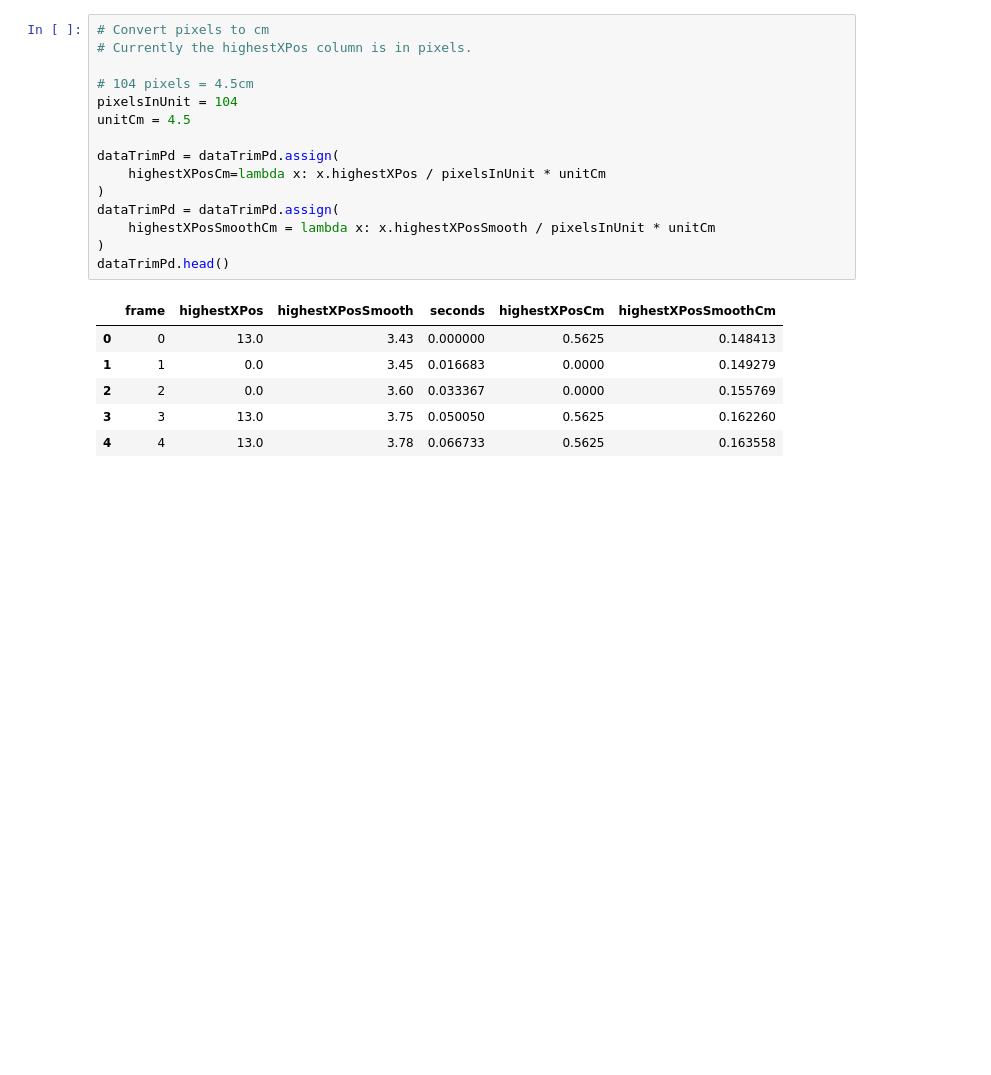
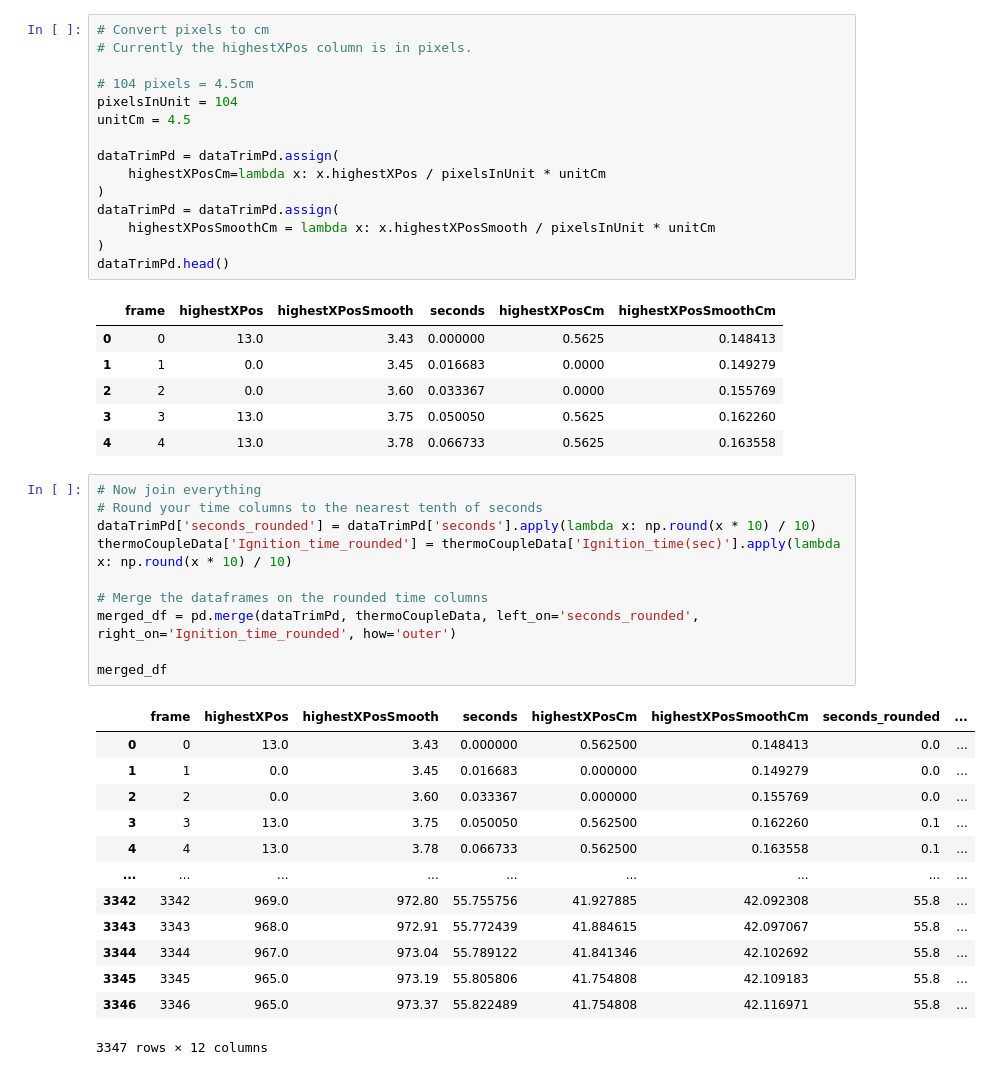
Before and after one commit to kyleawayan/napari-ros, a Jupyter notebook: notebooks/vsThermoCouple.ipynb, the cells around one changed output. Saved outputs shown, nothing was run; the diff lists cells and outputs as text; blank space fills up the shorter version.

Commit message:
join into one table

```diff
--- a/notebooks/vsThermoCouple.ipynb
+++ b/notebooks/vsThermoCouple.ipynb
@@ -155,4 +155,28 @@ dataTrimPd.head()
 | 2 | 2 | 0.0 | 3.60 | 0.033367 | 0.0000 | 0.155769 |
 | 3 | 3 | 13.0 | 3.75 | 0.050050 | 0.5625 | 0.162260 |
 | 4 | 4 | 13.0 | 3.78 | 0.066733 | 0.5625 | 0.163558 |
+# %%
+# Now join everything
+# Round your time columns to the nearest tenth of seconds
+dataTrimPd['seconds_rounded'] = dataTrimPd['seconds'].apply(lambda x: np.round(x * 10) / 10)
+thermoCoupleData['Ignition_time_rounded'] = thermoCoupleData['Ignition_time(sec)'].apply(lambda x: np.round(x * 10) / 10)
+
+# Merge the dataframes on the rounded time columns
+merged_df = pd.merge(dataTrimPd, thermoCoupleData, left_on='seconds_rounded', right_on='Ignition_time_rounded', how='outer')
+
+merged_df
+# %% [output]
+|  | frame | highestXPos | highestXPosSmooth | seconds | highestXPosCm | highestXPosSmoothCm | seconds_rounded | ... |
+| 0 | 0 | 13.0 | 3.43 | 0.000000 | 0.562500 | 0.148413 | 0.0 | ... |
+| 1 | 1 | 0.0 | 3.45 | 0.016683 | 0.000000 | 0.149279 | 0.0 | ... |
+| 2 | 2 | 0.0 | 3.60 | 0.033367 | 0.000000 | 0.155769 | 0.0 | ... |
+| 3 | 3 | 13.0 | 3.75 | 0.050050 | 0.562500 | 0.162260 | 0.1 | ... |
+| 4 | 4 | 13.0 | 3.78 | 0.066733 | 0.562500 | 0.163558 | 0.1 | ... |
+| ... | ... | ... | ... | ... | ... | ... | ... | ... |
+| 3342 | 3342 | 969.0 | 972.80 | 55.755756 | 41.927885 | 42.092308 | 55.8 | ... |
+| 3343 | 3343 | 968.0 | 972.91 | 55.772439 | 41.884615 | 42.097067 | 55.8 | ... |
+| 3344 | 3344 | 967.0 | 973.04 | 55.789122 | 41.841346 | 42.102692 | 55.8 | ... |
+| 3345 | 3345 | 965.0 | 973.19 | 55.805806 | 41.754808 | 42.109183 | 55.8 | ... |
+| 3346 | 3346 | 965.0 | 973.37 | 55.822489 | 41.754808 | 42.116971 | 55.8 | ... |
+3347 rows × 12 columns
 # %%
```
Also changed, not shown: parts of 2 cells of this notebook.
